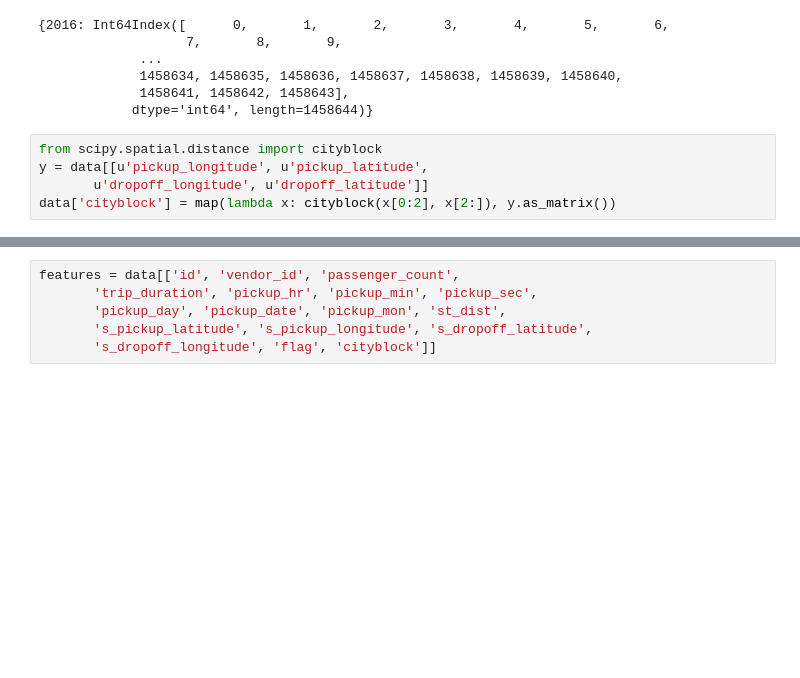
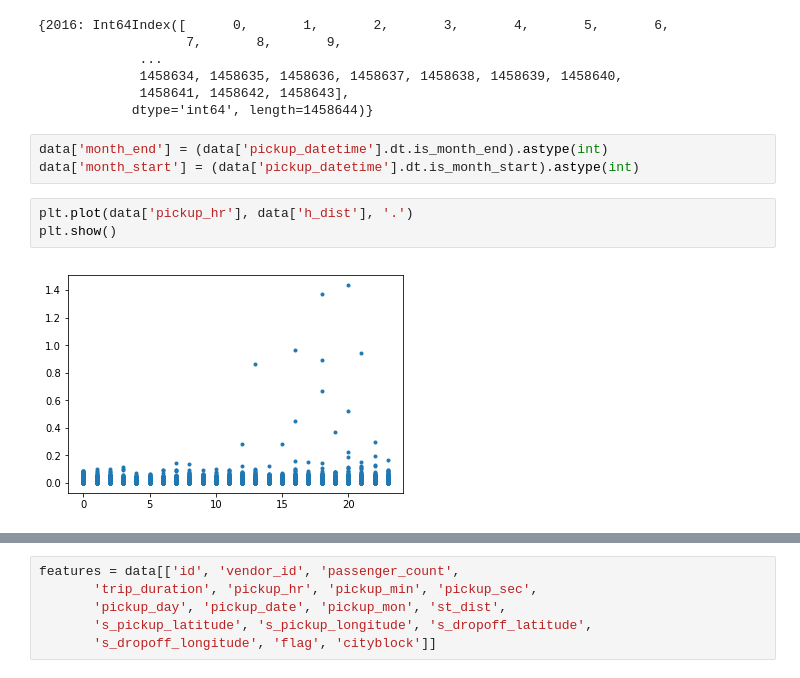
Before and after one commit to suryasumukh/nyc-taxi-trip-duration, a Jupyter notebook: notebooks/data-exploration.ipynb, the cells around one changed output, grey strips where cells are left out. Cells and saved outputs as stored; diff of their text form; blank space fills up the shorter version.

```diff
--- a/notebooks/data-exploration.ipynb
+++ b/notebooks/data-exploration.ipynb
@@ -106,8 +148,11 @@ x.groups
              1458634, 1458635, 1458636, 1458637, 1458638, 1458639, 1458640,
              1458641, 1458642, 1458643],
             dtype='int64', length=1458644)}
-# %%
-from scipy.spatial.distance import cityblock
-y = data[[u'pickup_longitude', u'pickup_latitude',
-       u'dropoff_longitude', u'dropoff_latitude']]
-data['cityblock'] = map(lambda x: cityblock(x[0:2], x[2:]), y.as_matrix())
+# %%
+data['month_end'] = (data['pickup_datetime'].dt.is_month_end).astype(int)
+data['month_start'] = (data['pickup_datetime'].dt.is_month_start).astype(int)
+# %%
+plt.plot(data['pickup_hr'], data['h_dist'], '.')
+plt.show()
+# %% [output]
+[figure, added]
```
Also changed, not shown: parts of 12 cells of this notebook, 3 other files.
